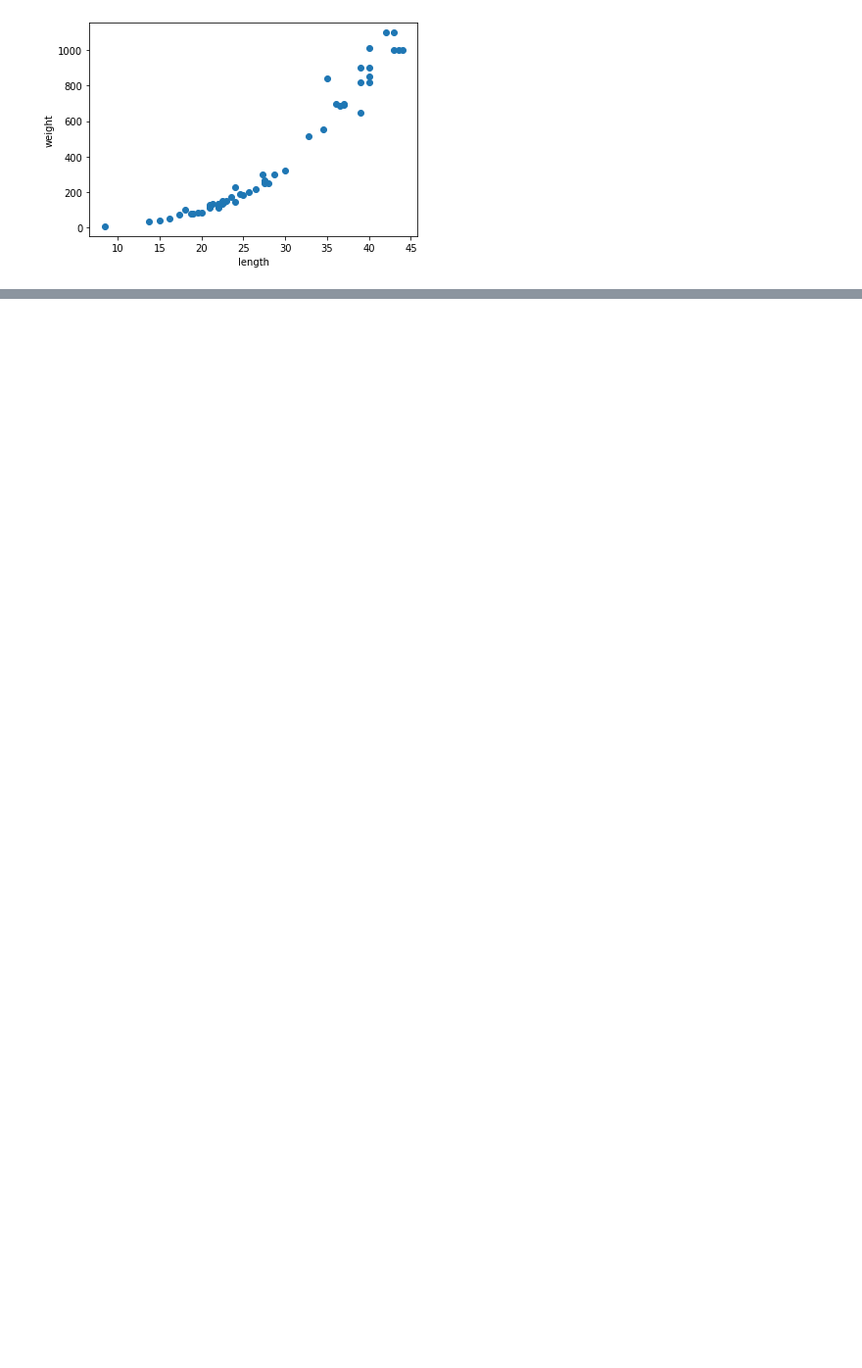
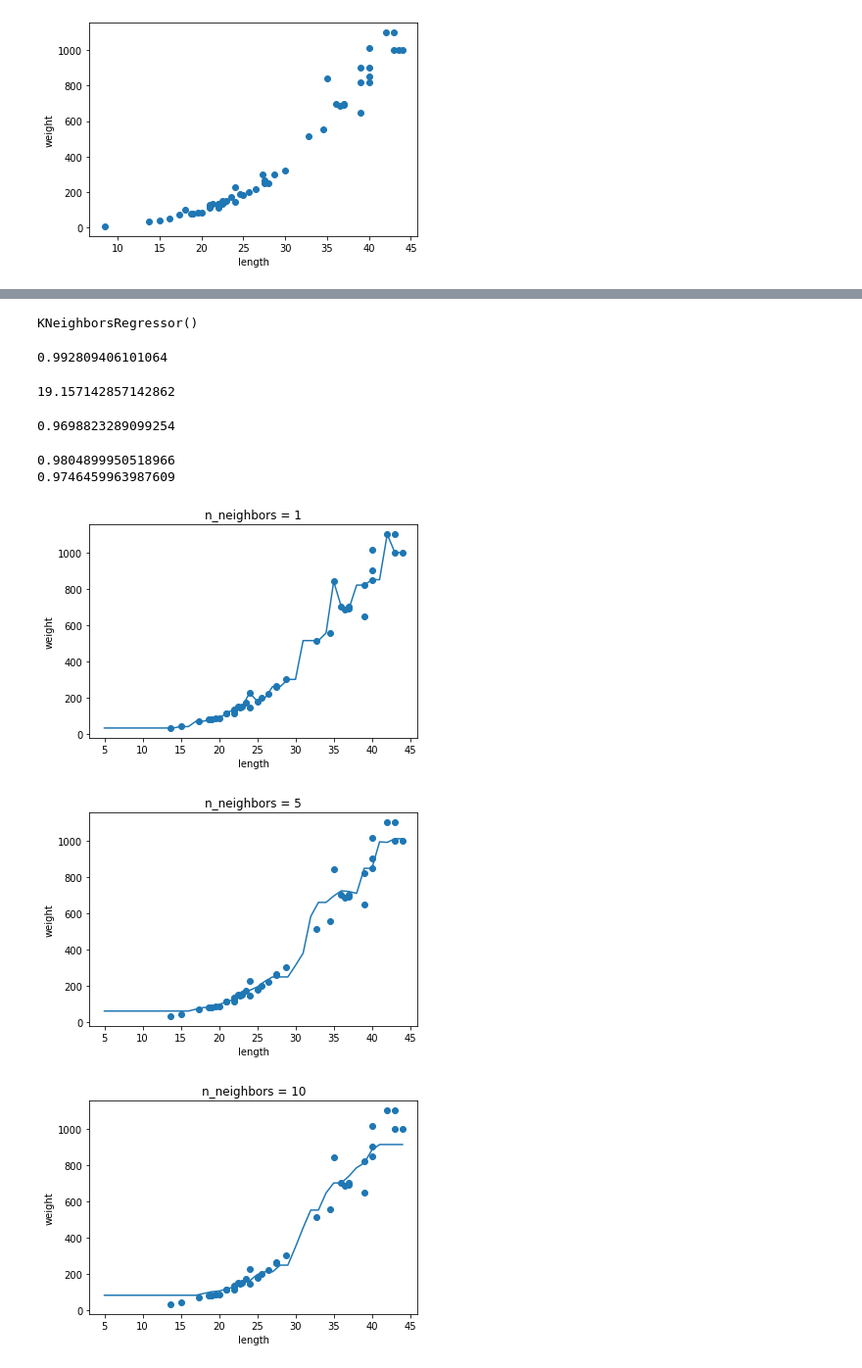
Before and after one commit to SonDongBin/python-file, a Jupyter notebook: 3_01_K_nearest_neighbor_regressor.ipynb, the cells around one changed output, grey strips where cells are left out. Shown at 98% size. Saved outputs shown, nothing was run; the diff lists cells and outputs as text; code cells hidden in the pictures; blank space fills up the shorter version.

```diff
--- a/3_01_K_nearest_neighbor_regressor.ipynb
+++ b/3_01_K_nearest_neighbor_regressor.ipynb
@@ -26,4 +26,6 @@ plt.show()
 [figure]
 # %%
 from sklearn.model_selection import train_test_split
-train_input
+train_input, test_input, train_target, test_target = train_test_split(
+    perch_length, perch_weight, random_state=42
+)
@@ -29,0 +49,5 @@ train_input
+# %%
+train_input = train_input.reshape(-1,1)
+test_input = test_input.reshape(-1,1)
+print(train_input.shape, test_input.shape)
+print(train_input, test_input)
@@ -29,0 +72,52 @@ train_input
+# %%
+from sklearn.neighbors import KNeighborsRegressor
+knr = KNeighborsRegressor()
+knr.fit(train_input, train_target)
+# %% [output]
+KNeighborsRegressor()
+# %%
+print(knr.score(test_input, test_target))
+# %% [output]
+0.992809406101064
+# %%
+from sklearn.metrics import mean_absolute_error
+test_prediction = knr.predict(test_input)
+mae = mean_absolute_error(test_target, test_prediction)
+print(mae)
+# %% [output]
+19.157142857142862
+# %%
+print(knr.score(train_input, train_target))
+# %% [output]
+0.9698823289099254
+# %%
+knr.n_neighbors = 3
+knr.fit(train_input, train_target)
+print(knr.score(train_input, train_target))
+print(knr.score(test_input, test_target))
+# %% [output]
+0.9804899950518966
+0.9746459963987609
+# %%
+import matplotlib.pyplot as plt
+
+knr = KNeighborsRegressor()
+
+x = np.arange(5,45).reshape(-1,1)
+
+for n in [1,5,10]:
+  knr.n_neighbors = n
+  knr.fit(train_input, train_target)
+
+  prediction = knr.predict(x)
+
+  plt.scatter(train_input, train_target)
+  plt.plot(x, prediction)
+  plt.title('n_neighbors = {}'.format(n))
+  plt.xlabel('length')
+  plt.ylabel('weight')
+  plt.show()
+# %% [output]
+[figure, added]
+[figure, added]
+[figure, added]
```
Also changed, not shown: parts of 4 cells of this notebook.
